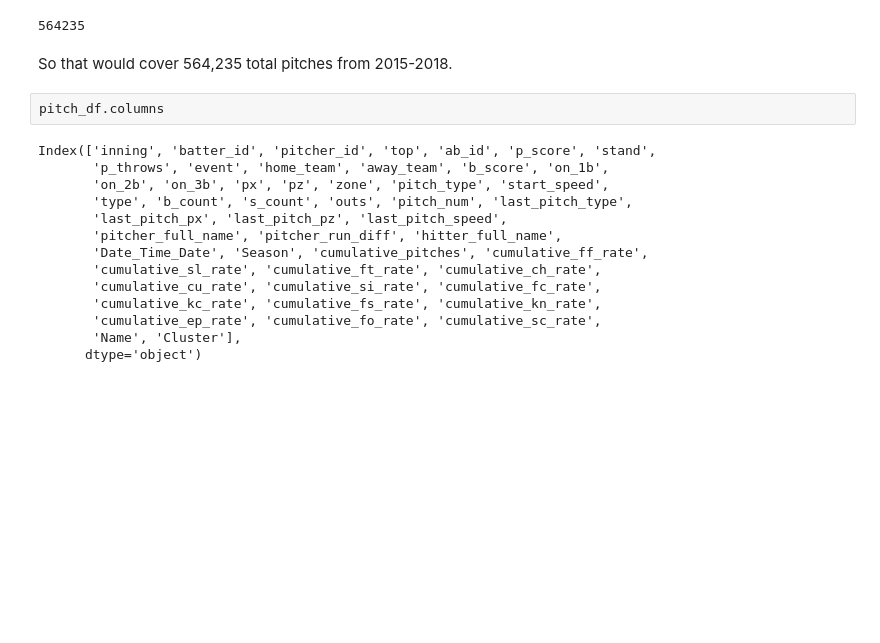
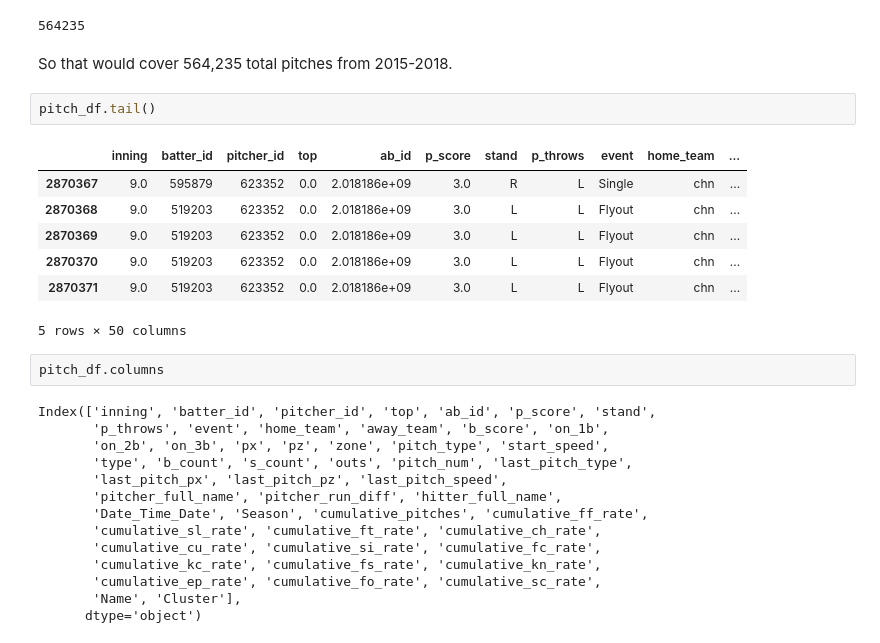
Before and after one commit to pbovard63/Predicting_MLB_Pitches, a Jupyter notebook: Pitch_Classification/pipeline_architecture.ipynb, the cells around one changed output. Cells and saved outputs as stored; diff of their text form; blank space fills up the shorter version.

```diff
--- a/Pitch_Classification/pipeline_architecture.ipynb
+++ b/Pitch_Classification/pipeline_architecture.ipynb
@@ -71,6 +71,16 @@ pitch_df.pitcher_full_name.value_counts().head(50).sum()
 564235
 # %% [markdown]
 So that would cover 564,235 total pitches from 2015-2018.
+# %%
+pitch_df.tail()
+# %% [output]
+|  | inning | batter_id | pitcher_id | top | ab_id | p_score | stand | p_throws | event | home_team | ... |
+| 2870367 | 9.0 | 595879 | 623352 | 0.0 | 2.018186e+09 | 3.0 | R | L | Single | chn | ... |
+| 2870368 | 9.0 | 519203 | 623352 | 0.0 | 2.018186e+09 | 3.0 | L | L | Flyout | chn | ... |
+| 2870369 | 9.0 | 519203 | 623352 | 0.0 | 2.018186e+09 | 3.0 | L | L | Flyout | chn | ... |
+| 2870370 | 9.0 | 519203 | 623352 | 0.0 | 2.018186e+09 | 3.0 | L | L | Flyout | chn | ... |
+| 2870371 | 9.0 | 519203 | 623352 | 0.0 | 2.018186e+09 | 3.0 | L | L | Flyout | chn | ... |
+5 rows × 50 columns
 # %%
 pitch_df.columns
 # %% [output]
```
Also changed, not shown: parts of 16 cells of this notebook, 4 other files.
